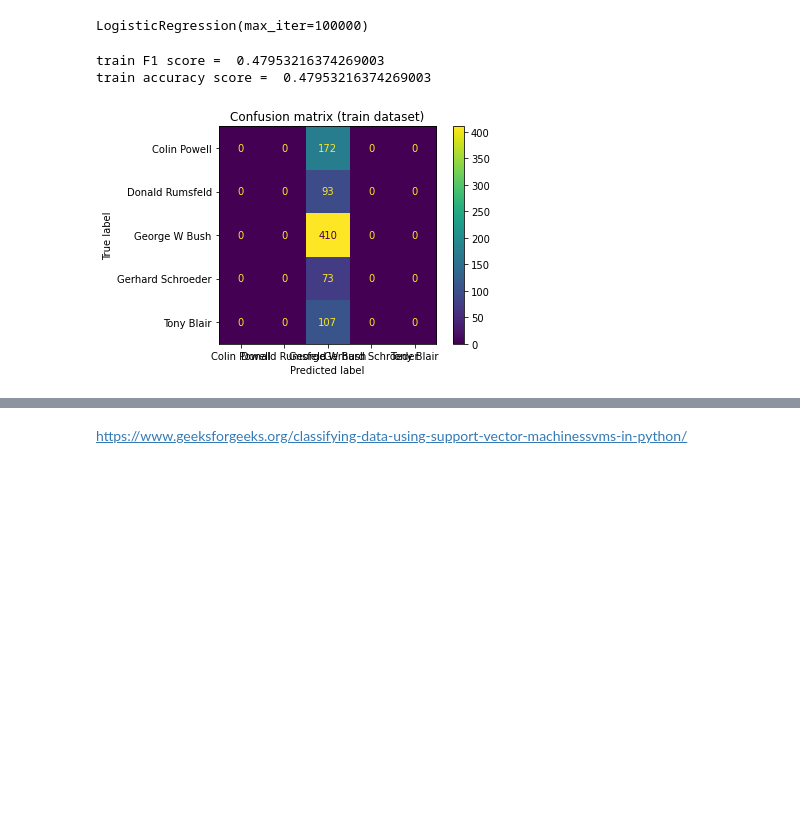
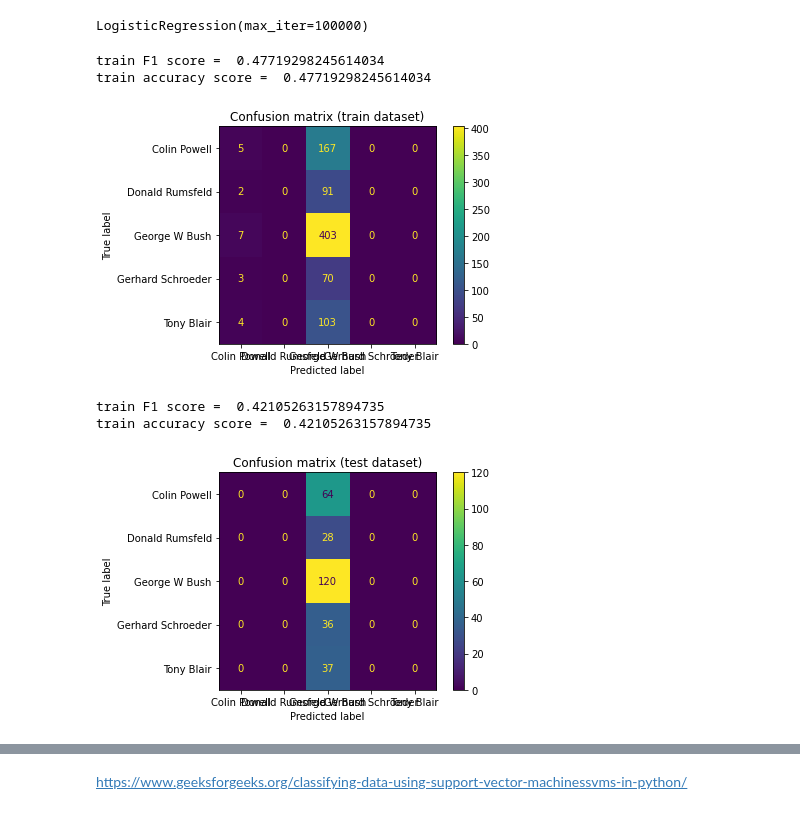
Before and after one commit to Supervinh/PNS-SSII-Classification-Images, a Jupyter notebook: TPrecosons2022_Bevan_Faucher.ipynb, the cells around one changed output, grey strips where cells are left out. Cells and saved outputs as stored; diff of their text form; code cells hidden in the pictures; blank space fills up the shorter version.

```diff
--- a/TPrecosons2022_Bevan_Faucher.ipynb
+++ b/TPrecosons2022_Bevan_Faucher.ipynb
@@ -73,7 +69,7 @@ sifts = build_sifts_from_image_list(Xtrain, sifts, sifts_per_image)
 # %% [markdown]
 ## Partitionnement en K-means
 # %%
-def build_clusters_list(sifts, k = 10):
+def build_clusters_list(sifts, k = 100):
 
     """
     Partitionne les SIFTs en k clusters et retourne le cluster auquel appartient chaque SIFT.
@@ -88,7 +84,7 @@ def build_clusters_list(sifts, k = 10):
     return kMeans.labels_
 
 
-def build_images_bows(labels, sifts_per_image, k = 10):
+def build_images_bows(labels, sifts_per_image, k = 100):
 
     """
     Construit un numpy array contenant les BOWs de chaque image.
@@ -150,8 +161,8 @@ ypred = logisticRegr.predict(xtrain)
 print("train F1 score = ", f1_score(yTrain, ypred, average = 'micro'))
 print("train accuracy score = ", accuracy_score(yTrain, ypred))
 # %% [output]
-train F1 score =  0.47953216374269003
-train accuracy score =  0.47953216374269003
+train F1 score =  0.47719298245614034
+train accuracy score =  0.47719298245614034
 # %%
 cm = confusion_matrix(yTrain, ypred, labels=[0,1,2,3,4])
 disp = ConfusionMatrixDisplay(confusion_matrix=cm, display_labels=lfw.target_names)
@@ -159,5 +170,32 @@ disp.plot()
 disp.ax_.set_title('Confusion matrix (train dataset)')
 plt.show()
 # %% [output]
-[figure, old version]
+[figure, new version]
+# %%
+sifts_test = np.empty(shape = (0, 128))
+sifts_per_image_test = []
+
+sifts_test = build_sifts_from_image_list(Xtest, sifts_test, sifts_per_image_test)
+
+labels_test = build_clusters_list(sifts_test)
+
+bows_test = build_images_bows(labels_test, sifts_per_image_test)
+# %%
+scaler = preprocessing.StandardScaler().fit(bows_test)
+xtest = scaler.transform(bows_test)
+
+ypred_test = logisticRegr.predict(xtest)
+print("train F1 score = ", f1_score(yTest, ypred_test, average = 'micro'))
+print("train accuracy score = ", accuracy_score(yTest, ypred_test))
+# %% [output]
+train F1 score =  0.42105263157894735
+train accuracy score =  0.42105263157894735
+# %%
+cm = confusion_matrix(yTest, ypred_test, labels=[0,1,2,3,4])
+disp = ConfusionMatrixDisplay(confusion_matrix=cm, display_labels=lfw.target_names)
+disp.plot()
+disp.ax_.set_title('Confusion matrix (test dataset)')
+plt.show()
+# %% [output]
+[figure, added]
 # %%
```
Also changed, not shown: parts of 5 cells of this notebook.
